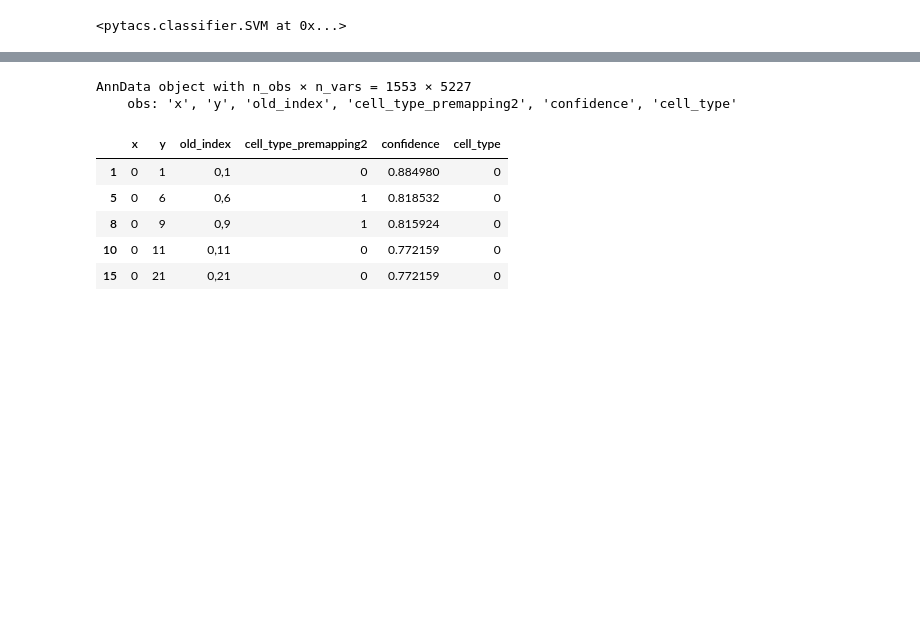
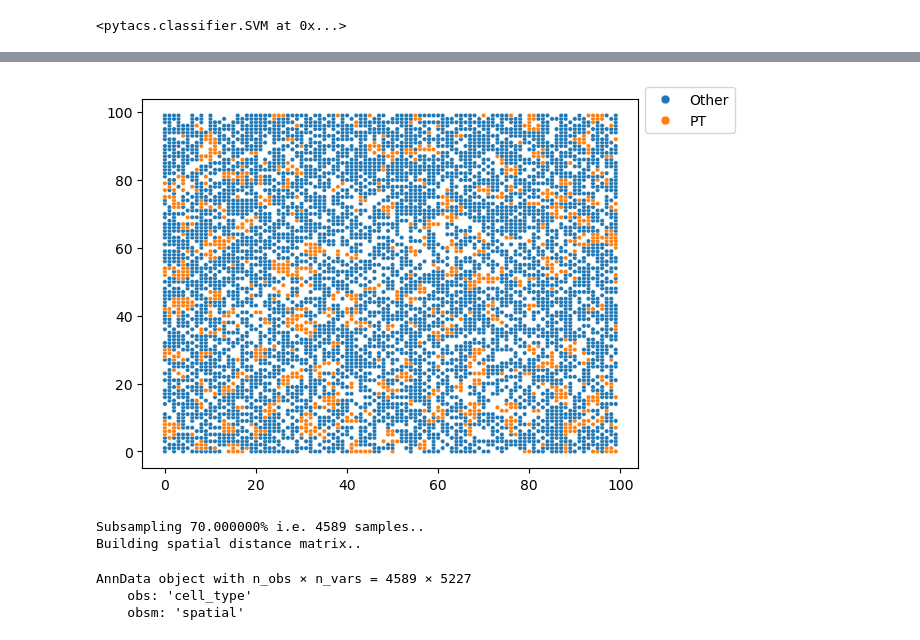
Before and after one commit to LIU-Xnd/pytacs, a Jupyter notebook: data/demo/demo.ipynb, the cells around one changed output, grey strips where cells are left out. Drawn from its saved outputs; the diff is of its cells as text; code cells hidden in the pictures; blank space fills up the shorter version.

Commit message:
v1.7.9 (dev) - UPDATE: version number in __init__.py; update README.md; update demo.ipynb; FIX: cluster_spatial_domains coo not subscriptable.

```diff
--- a/data/demo/demo.ipynb
+++ b/data/demo/demo.ipynb
@@ -6,9 +6,12 @@ import pytacs
 import scanpy as sc
 # %%
 # Step 1. Prepare the snRNA-seq and spRNA-seq data
+sp_adata = sc.read_h5ad('h5ad/spRNA_mouse_demo.h5ad')
+sp_adata.obsm['spatial'] = sp_adata.obs[['x','y']].values
+
 data_preper = pytacs.AnnDataPreparer(
     sn_adata=sc.read_h5ad('h5ad/snRNA_mouse_demo.h5ad'),
-    sp_adata=sc.read_h5ad('h5ad/spRNA_mouse_demo.h5ad'),
+    sp_adata=sp_adata,
 )
 print(data_preper)
 # %% [output]
@@ -21,7 +25,7 @@ print(data_preper)
 --- --- --- --- ---
 # %%
 # Step 2. Train a local classifier
-clf = pytacs.SVM(threshold_confidence=0.75, log1p=True, normalize=True, on_PCs=False)
+clf = pytacs.SVM(threshold_confidence=0.5, log1p=True, normalize=True, on_PCs=False)
 clf.fit(
     sn_adata=data_preper.sn_adata
 )
@@ -34,5 +33,0 @@ with open('trained_clf/clf_SVM_demo.dill', 'wb') as f:
-# %%
-import dill
-with open('trained_clf/clf_SVM_demo.dill', 'rb') as f:
-    clf = dill.load(f)
-print(clf)
@@ -41,9 +34,7 @@ print(clf)
 # %%
 # Step 3. Integrate spatial spots into single-cell spots
-sph = pytacs.SpatialHandler(adata_spatial=data_preper.sp_adata,
-                            local_classifier=clf,
-                            max_spots_per_cell=100,
-                            threshold_adjacent=1.2,
-                            )
-print(sph)
+result = pytacs.rw_aggregate(
+    st_anndata=data_preper.sp_adata,
+    classifier=clf,
+)
 # %% [output]
@@ -121,16 +47,40 @@ DEBUG: i_sample=6555 new_id=6555
-# %%
-# Step 4. Get integrated single-cell level ST data
-sp_singleCell = sph.run_getSingleCellAnnData(cache=True, force=True)
-print(sp_singleCell)
-# %% [output]
-AnnData object with n_obs × n_vars = 1553 × 5227
-    obs: 'x', 'y', 'old_index', 'cell_type_premapping2', 'confidence', 'cell_type'
-# %%
-sp_singleCell.obs.head()
-# %% [output]
-|  | x | y | old_index | cell_type_premapping2 | confidence | cell_type |
-| 1 | 0 | 1 | 0,1 | 0 | 0.884980 | 0 |
-| 5 | 0 | 6 | 0,6 | 1 | 0.818532 | 0 |
-| 8 | 0 | 9 | 0,9 | 1 | 0.815924 | 0 |
-| 10 | 0 | 11 | 0,11 | 0 | 0.772159 | 0 |
-| 15 | 0 | 21 | 0,21 | 0 | 0.772159 | 0 |
+# %%
+# See type predictions
+celltypes = pytacs.extract_celltypes_full(result)
+import seaborn as sns
+import matplotlib.pyplot as plt
+sns.scatterplot(
+    x=data_preper.sp_adata.obsm['spatial'][:,0],
+    y=data_preper.sp_adata.obsm['spatial'][:,1],
+    hue=celltypes,
+    s=10,
+)
+plt.legend(bbox_to_anchor=(1,1.05), loc='upper left', markerscale=2,)
+plt.show()
+# %% [output]
+[figure, added]
+# %%
+# Step 4. Get integrated single-cell level ST data
+sp_sc = pytacs.celltype_refined_bin(
+    ann_count_matrix=pytacs.SpatialTypeAnnCntMtx(
+        count_matrix=data_preper.sp_adata.X,
+        spatial_coords=data_preper.sp_adata.obsm['spatial'],
+        cell_types=celltypes,
+    ),
+    fraction_subsampling=0.7,
+)
+# %% [output]
+Subsampling 70.000000% i.e. 4589 samples..
+Building spatial distance matrix..
+# %%
+adata_spsc = sc.AnnData(
+    X=sp_sc.count_matrix,
+    obs={'cell_type': sp_sc.cell_types},
+    obsm={'spatial': sp_sc.spatial_coords},
+)
+adata_spsc.var.index = sp_adata.var.index
+adata_spsc
+# %% [output]
+AnnData object with n_obs × n_vars = 4589 × 5227
+    obs: 'cell_type'
+    obsm: 'spatial'
```
Also changed, not shown: parts of 9 cells of this notebook, 4 other files.
